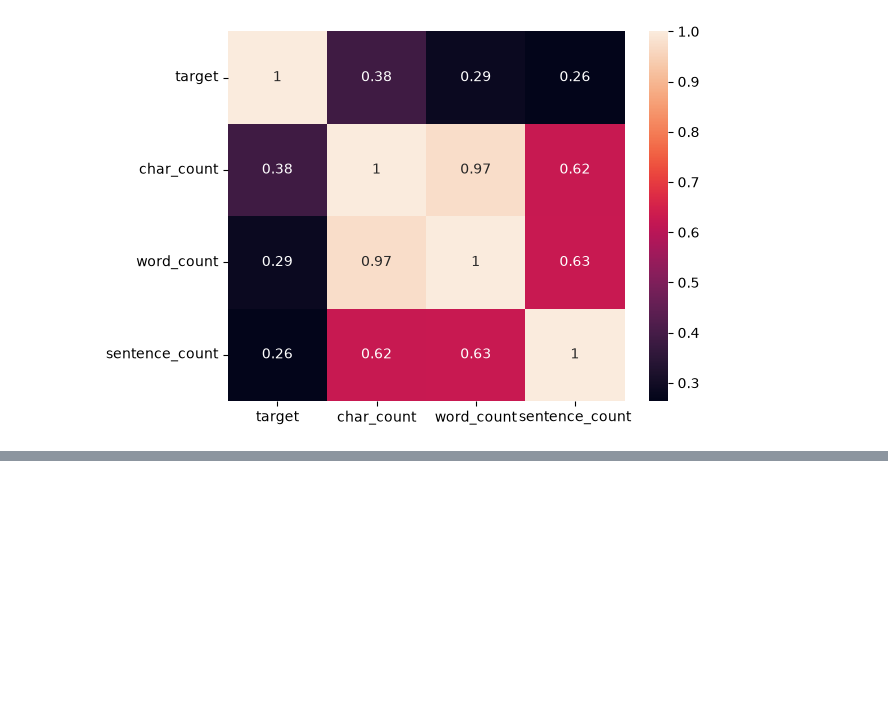
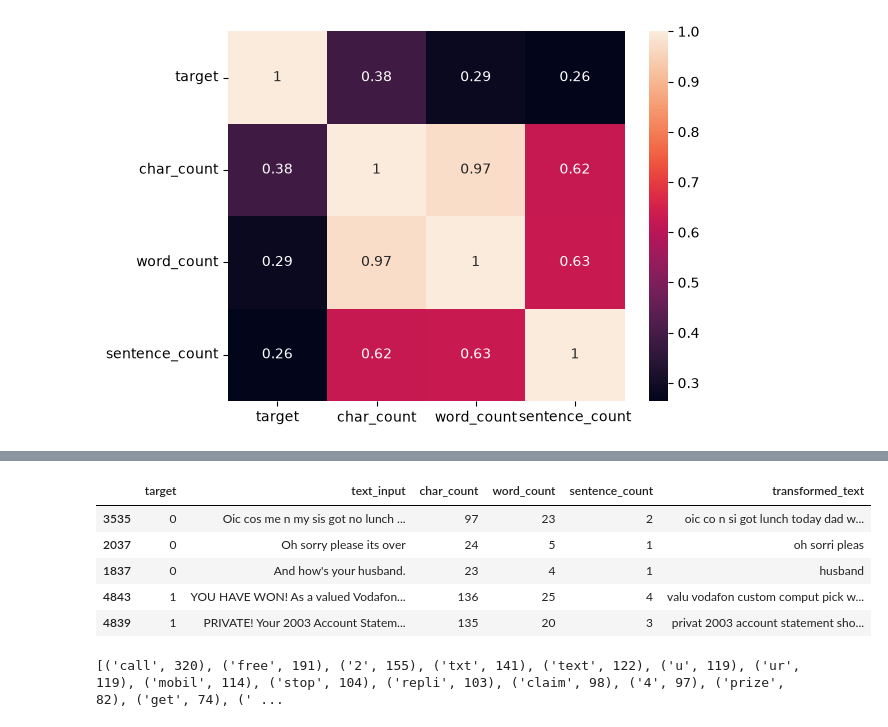
Before and after one commit to abhiswrld/SMS-Spam-Classifier, a Jupyter notebook: sms_spam_classifier.ipynb, the cells around one changed output, grey strips where cells are left out. Saved outputs shown, nothing was run; the diff lists cells and outputs as text; code cells hidden in the pictures; blank space fills up the shorter version.

Commit message:
feat: finish EDA, implement text preprocessing, and extract top spam words

```diff
--- a/sms_spam_classifier.ipynb
+++ b/sms_spam_classifier.ipynb
@@ -424,0 +433,6 @@ sns.heatmap(df.corr(numeric_only=True), annot=True)
+# %%
+from nltk.corpus import stopwords
+nltk.download('stopwords')
+from nltk.stem.porter import PorterStemmer
+ps = PorterStemmer()
+import string
@@ -424,0 +443,49 @@ sns.heatmap(df.corr(numeric_only=True), annot=True)
+# %%
+def transform_text(text):
+    text = text.lower()
+    text = nltk.word_tokenize(text)
+
+    new_text = []
+    for i in text:
+        if i.isalnum():
+            new_text.append(i)
+
+    text = new_text[:]
+    new_text.clear()
+
+    for i in text:
+        if i not in stopwords.words('english') and i not in string.punctuation:
+            new_text.append(i)
+
+    text = new_text[:]
+    new_text.clear()
+
+    for i in text:
+        new_text.append(ps.stem(i))
+
+    return " ".join(new_text)
+# %%
+df['transformed_text'] = df['text_input'].apply(transform_text)
+# %%
+df.sample(5)
+# %% [output]
+|  | target | text_input | char_count | word_count | sentence_count | transformed_text |
+| 3535 | 0 | Oic cos me n my sis got no lunch ... | 97 | 23 | 2 | oic co n si got lunch today dad w... |
+| 2037 | 0 | Oh sorry please its over | 24 | 5 | 1 | oh sorri pleas |
+| 1837 | 0 | And how's your husband. | 23 | 4 | 1 | husband |
+| 4843 | 1 | YOU HAVE WON! As a valued Vodafon... | 136 | 25 | 4 | valu vodafon custom comput pick w... |
+| 4839 | 1 | PRIVATE! Your 2003 Account Statem... | 135 | 20 | 3 | privat 2003 account statement sho... |
+# %%
+from collections import Counter
+
+spam_words = []
+
+for message in df[df['target'] == 1]['transformed_text'].tolist():
+    spam_words.extend(message.split())
+
+word_counts = Counter(spam_words)
+
+top_30_spam = word_counts.most_common(30)
+print(top_30_spam)
+# %% [output]
+[('call', 320), ('free', 191), ('2', 155), ('txt', 141), ('text', 122), ('u', 119), ('ur', 119), ('mobil', 114), ('stop', 104), ('repli', 103), ('claim', 98), ('4', 97), ('prize', 82), ('get', 74), (' ...
```
Also changed, not shown: parts of 2 cells of this notebook.
